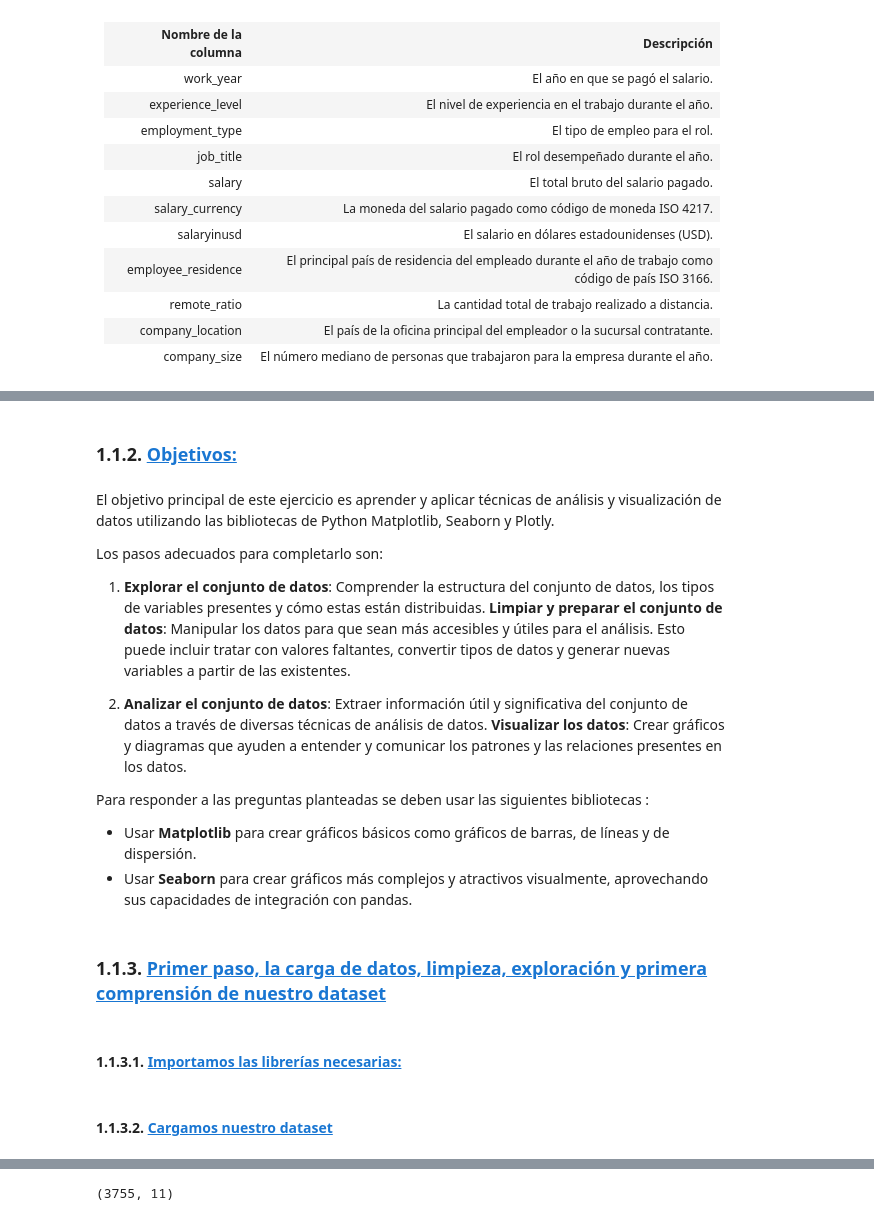
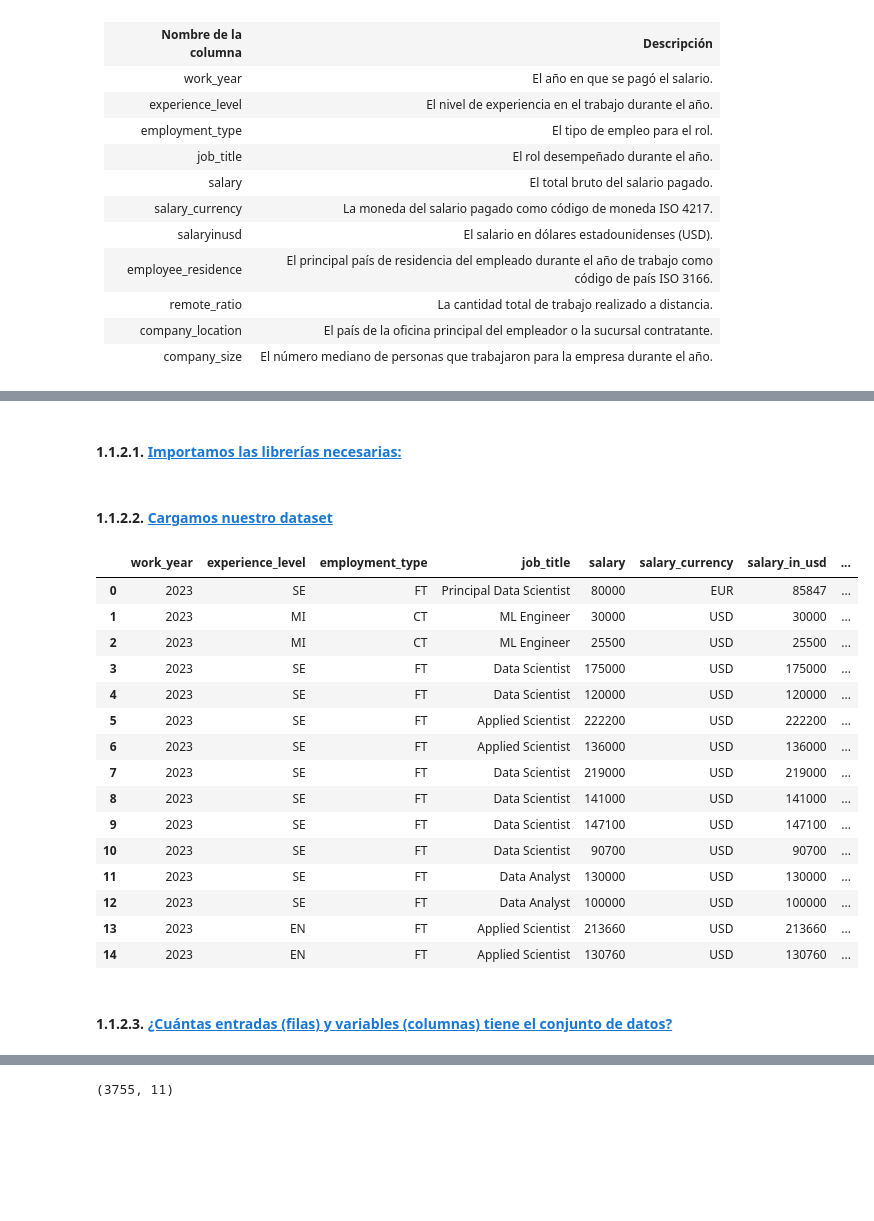
Before and after one commit to lucianocufari/data_science_salaries_2023, a Jupyter notebook: data_science_salaries_2023.ipynb, the cells around one changed output, grey strips where cells are left out. Saved outputs shown, nothing was run; the diff lists cells and outputs as text; code cells hidden in the pictures; blank space fills up the shorter version.

```diff
--- a/data_science_salaries_2023.ipynb
+++ b/data_science_salaries_2023.ipynb
@@ -95,0 +97,2 @@ Este conjunto de datos es útil para entender la distribución de los salarios e
+# %% [markdown]
+#### 1.1.2.1. <a id='toc1_1_2_1_'></a>[Importamos las librerías necesarias:](#toc0_)
@@ -96,17 +107,2 @@ Este conjunto de datos es útil para entender la distribución de los salarios e
 # %% [markdown]
-### 1.1.2. <a id='toc1_1_2_'></a>[Objetivos:](#toc0_)
+#### 1.1.2.2. <a id='toc1_1_2_2_'></a>[Cargamos nuestro dataset](#toc0_)
-# %% [markdown]
-El objetivo principal de este ejercicio es aprender y aplicar técnicas de análisis y visualización de datos utilizando las bibliotecas de Python Matplotlib, Seaborn y Plotly.
-
-Los pasos adecuados para completarlo son:
-
-1. **Explorar el conjunto de datos**: Comprender la estructura del conjunto de datos, los tipos de variables presentes y cómo estas están distribuidas.
-   **Limpiar y preparar el conjunto de datos**: Manipular los datos para que sean más accesibles y útiles para el análisis. Esto puede incluir tratar con valores faltantes, convertir tipos de datos y generar nuevas variables a partir de las existentes.
-
-2. **Analizar el conjunto de datos**: Extraer información útil y significativa del conjunto de datos a través de diversas técnicas de análisis de datos. </br>
-   **Visualizar los datos**: Crear gráficos y diagramas que ayuden a entender y comunicar los patrones y las relaciones presentes en los datos.
-
-Para responder a las preguntas planteadas se deben usar las siguientes bibliotecas :
-
-- Usar **Matplotlib** para crear gráficos básicos como gráficos de barras, de líneas y de dispersión.
-- Usar **Seaborn** para crear gráficos más complejos y atractivos visualmente, aprovechando sus capacidades de integración con pandas.
@@ -113,4 +111,21 @@ Para responder a las preguntas planteadas se deben usar las siguientes bibliotec
+# %%
+df.head(15)
+# %% [output]
+|  | work_year | experience_level | employment_type | job_title | salary | salary_currency | salary_in_usd | ... |
+| 0 | 2023 | SE | FT | Principal Data Scientist | 80000 | EUR | 85847 | ... |
+| 1 | 2023 | MI | CT | ML Engineer | 30000 | USD | 30000 | ... |
+| 2 | 2023 | MI | CT | ML Engineer | 25500 | USD | 25500 | ... |
+| 3 | 2023 | SE | FT | Data Scientist | 175000 | USD | 175000 | ... |
+| 4 | 2023 | SE | FT | Data Scientist | 120000 | USD | 120000 | ... |
+| 5 | 2023 | SE | FT | Applied Scientist | 222200 | USD | 222200 | ... |
+| 6 | 2023 | SE | FT | Applied Scientist | 136000 | USD | 136000 | ... |
+| 7 | 2023 | SE | FT | Data Scientist | 219000 | USD | 219000 | ... |
+| 8 | 2023 | SE | FT | Data Scientist | 141000 | USD | 141000 | ... |
+| 9 | 2023 | SE | FT | Data Scientist | 147100 | USD | 147100 | ... |
+| 10 | 2023 | SE | FT | Data Scientist | 90700 | USD | 90700 | ... |
+| 11 | 2023 | SE | FT | Data Analyst | 130000 | USD | 130000 | ... |
+| 12 | 2023 | SE | FT | Data Analyst | 100000 | USD | 100000 | ... |
+| 13 | 2023 | EN | FT | Applied Scientist | 213660 | USD | 213660 | ... |
+| 14 | 2023 | EN | FT | Applied Scientist | 130760 | USD | 130760 | ... |
 # %% [markdown]
-### 1.1.3. <a id='toc1_1_3_'></a>[Primer paso, la carga de datos, limpieza, exploración y primera comprensión de nuestro dataset](#toc0_)
+#### 1.1.2.3. <a id='toc1_1_2_3_'></a>[¿Cuántas entradas (filas) y variables (columnas) tiene el conjunto de datos?](#toc0_)
-# %% [markdown]
-#### 1.1.3.1. <a id='toc1_1_3_1_'></a>[Importamos las librerías necesarias:](#toc0_)
@@ -125,2 +131,0 @@ import plotly.graph_objects as go
-# %% [markdown]
-#### 1.1.3.2. <a id='toc1_1_3_2_'></a>[Cargamos nuestro dataset](#toc0_)
```
Also changed, not shown: parts of 79 cells of this notebook.
